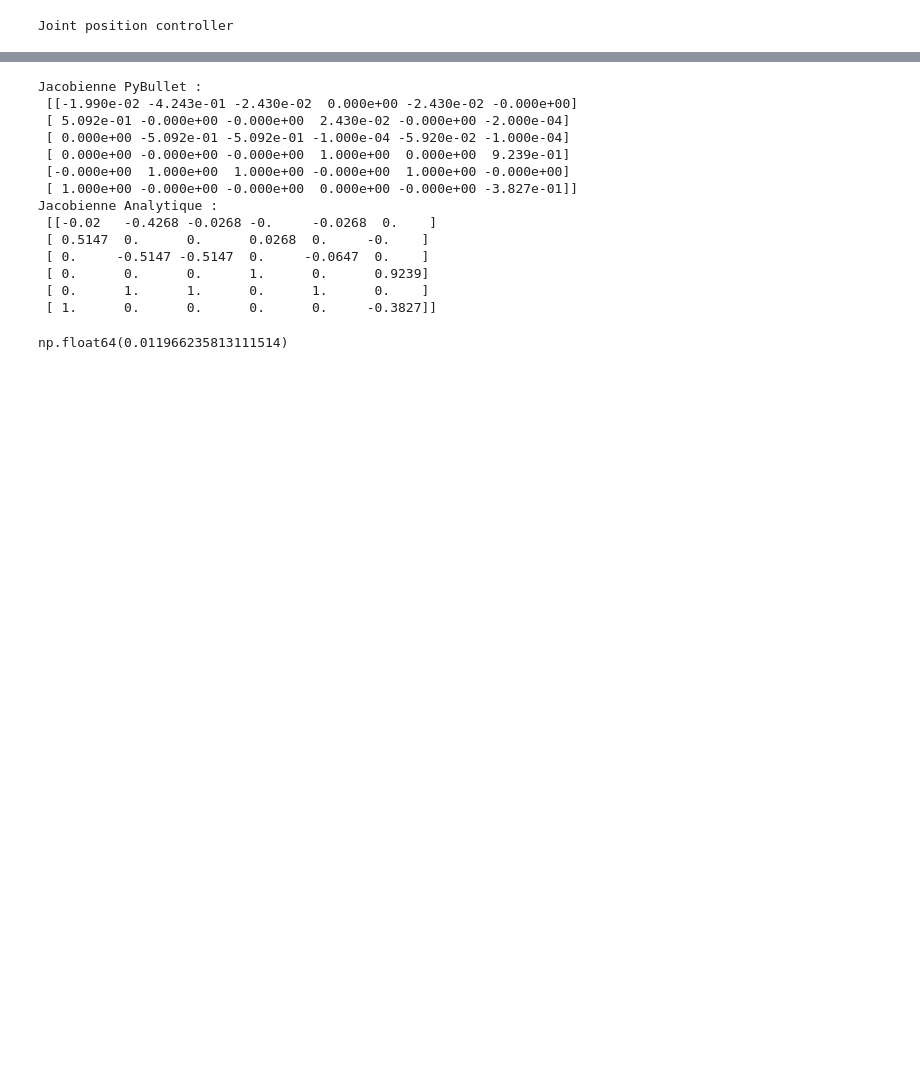
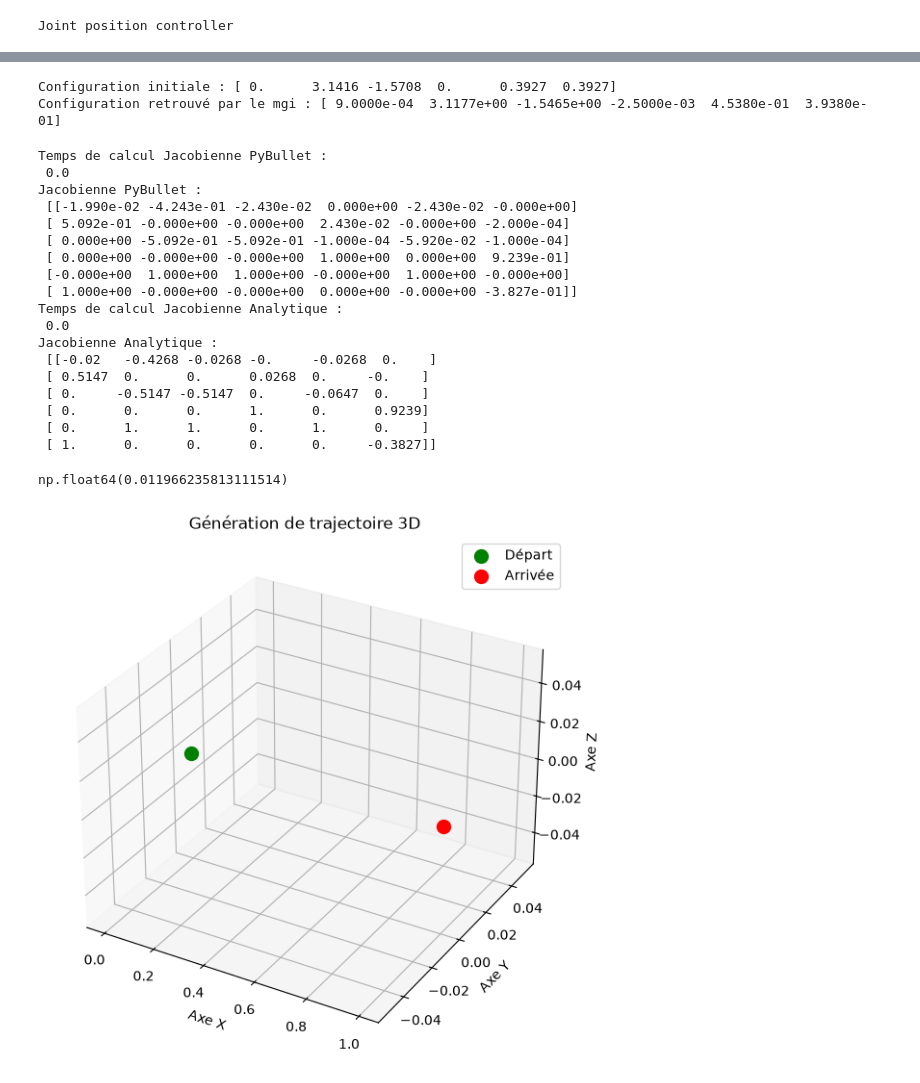
Before and after one commit to Kylian25/BE_Modelisation_robotique, a Jupyter notebook: code/main.ipynb, the cells around one changed output, grey strips where cells are left out. Saved outputs shown, nothing was run; the diff lists cells and outputs as text; code cells hidden in the pictures; blank space fills up the shorter version.

Commit message:
re ajout graph 3d trajectoire dans le main

```diff
--- a/code/main.ipynb
+++ b/code/main.ipynb
@@ -82,7 +83,20 @@ Rotation MGD :
+# %%
+### Verification résultat du MGD analytique avec le MGI de Pybullet
+q_init_mgi= p.calculateInverseKinematics(robot,end_eff_index,pos_mgd)
+
+print("Configuration initiale :",np.round(q_init,4))
+print("Configuration retrouvé par le mgi :",np.round(q_init_mgi,4))
+# %% [output]
+Configuration initiale : [ 0.      3.1416 -1.5708  0.      0.3927  0.3927]
+Configuration retrouvé par le mgi : [ 9.0000e-04  3.1177e+00 -1.5465e+00 -2.5000e-03  4.5380e-01  3.9380e-01]
 # %%
+#Calcul Jacobienne simulateur et analytique
+
 com_pos_local = link_state[2]
 
 zero_vec = [0.0] * len(control_joints)
+
+start=time.process_time()
 
 jac_t, jac_r = p.calculateJacobian(
     bodyUniqueId=robot,
@@ -92,6 +106,8 @@ jac_t, jac_r = p.calculateJacobian(
     objVelocities=zero_vec,
     objAccelerations=zero_vec
 )
+end=time.process_time() - start
+print("Temps de calcul Jacobienne PyBullet :\n",end)
 
 J_pybullet = np.vstack((np.array(jac_t), np.array(jac_r)))
 print("Jacobienne PyBullet :\n", np.round(J_pybullet, 4))
@@ -100,11 +116,16 @@ Tij = []
 for i in range(0,6):
   Tij.append(mgd.mgd(q_init,i,i+1))
 
+start=time.process_time()
 J_analytique = jacobienne.Jacobienne(Tij)
+end=time.process_time() - start
+print("Temps de calcul Jacobienne Analytique :\n",end)
 print("Jacobienne Analytique :\n",np.round(J_analytique, 4))
 
 np.linalg.norm(J_pybullet-J_analytique)
 # %% [output]
+Temps de calcul Jacobienne PyBullet :
+ 0.0
 Jacobienne PyBullet :
  [[-1.990e-02 -4.243e-01 -2.430e-02  0.000e+00 -2.430e-02 -0.000e+00]
  [ 5.092e-01 -0.000e+00 -0.000e+00  2.430e-02 -0.000e+00 -2.000e-04]
@@ -112,6 +133,8 @@ Jacobienne PyBullet :
  [ 0.000e+00 -0.000e+00 -0.000e+00  1.000e+00  0.000e+00  9.239e-01]
  [-0.000e+00  1.000e+00  1.000e+00 -0.000e+00  1.000e+00 -0.000e+00]
  [ 1.000e+00 -0.000e+00 -0.000e+00  0.000e+00 -0.000e+00 -3.827e-01]]
+Temps de calcul Jacobienne Analytique :
+ 0.0
 Jacobienne Analytique :
  [[-0.02   -0.4268 -0.0268 -0.     -0.0268  0.    ]
  [ 0.5147  0.      0.      0.0268  0.     -0.    ]
@@ -123,16 +146,37 @@ np.float64(0.011966235813111514)
 # %%
 T_total = 5.0
 
+# Format : [Position, Vitesse, Accélération] sur chaque X Y Z
 depart = [
-    [0.3, 0.0, 0.0],
-    [0.02, 0.0, 0.0],
-    [0.8, 0.0, 0.0]
+    [0.0, 0.0, 0.0],
+    [0.0, 0.0, 0.0],
+    [0.0, 0.0, 0.0]
 ]
 
 arrivee = [
-    [0.9, 0.25, 0.0],
-    [0.02, 0.0, 0.0],
-    [0.1, 0.0, 0.0]
+    [1.0, 0.0, 0.0],
+    [0.0, 0.0, 0.0],
+    [0.5, 0.0, 0.0]
 ]
 
 xbut = [arrivee[0][0], arrivee[1][0], arrivee[2][0]]
+# %%
+fig = plt.figure(figsize=(10, 7))
+ax = fig.add_subplot(111, projection='3d')
+
+# Points de départ et d'arrivée
+ax.scatter(depart[0][0], depart[1][0], int(depart[2][0]), color='green', s=100, label='Départ')
+ax.scatter(arrivee[0][0], arrivee[1][0], int(arrivee[2][0]), color='red', s=100, label='Arrivée')
+
+
+# Tracé de la trajectoire
+#ax.plot(position['x'], position['y'], position['z'], label='Trajectoire 3D', color='b', lw=2)
+
+ax.set_title("Génération de trajectoire 3D ")
+ax.set_xlabel("Axe X")
+ax.set_ylabel("Axe Y")
+ax.set_zlabel("Axe Z")
+ax.legend()
+plt.show()
+# %% [output]
+[figure, added]
```
Also changed, not shown: parts of 1 cell of this notebook, 1 other file.
